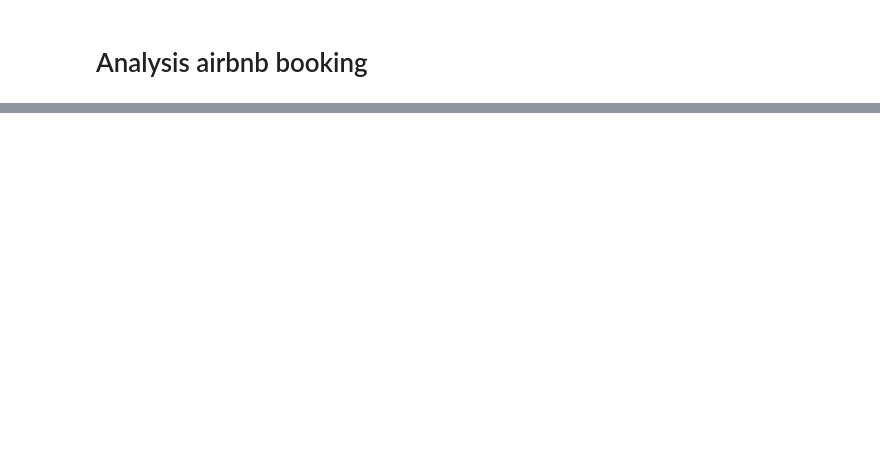
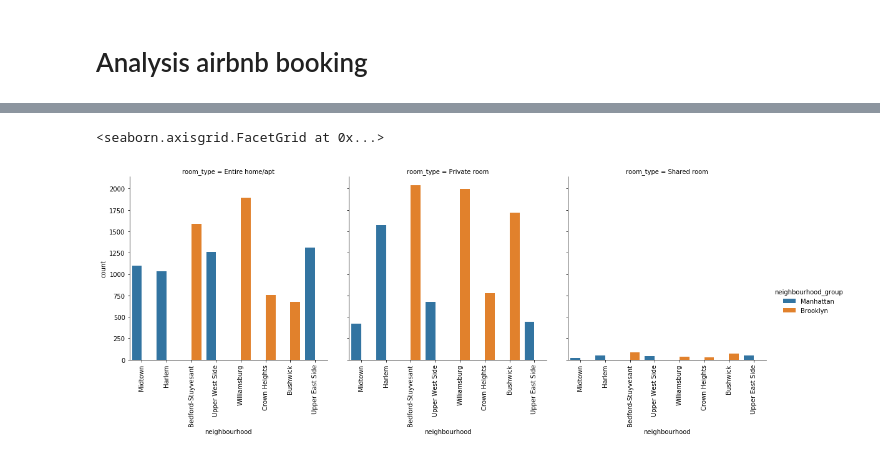
Before and after one commit to mkim5068/project1, a Jupyter notebook: project.ipynb, the cells around one changed output, grey strips where cells are left out. Cells and saved outputs as stored; diff of their text form; code cells hidden in the pictures; blank space fills up the shorter version.

```diff
--- a/project.ipynb
+++ b/project.ipynb
@@ -211,0 +164,11 @@ Name: RegionName, dtype: int64
+# %%
+# grabbing top 10 neighbourhoods for sub-dataframe
+sub_7=airbnb.loc[airbnb['neighbourhood'].isin(['Williamsburg', 'Bedford-Stuyvesant','Harlem'
+                                              ,'Bushwick','Upper West Side','Hells Kitchen'
+                                              'East Village','Upper East Side','Crown Heights','Midtown'])]
+# using catplot to represent multiple interesting attributes to gether and a count
+viz_3 = sns.catplot(x='neighbourhood', hue='neighbourhood_group',col='room_type', data=sub_7, kind='count')
+viz_3.set_xticklabels(rotation=90)
+# %% [output]
+<seaborn.axisgrid.FacetGrid at 0x...>
+[figure, added]
```
Also changed, not shown: parts of 28 cells of this notebook.
